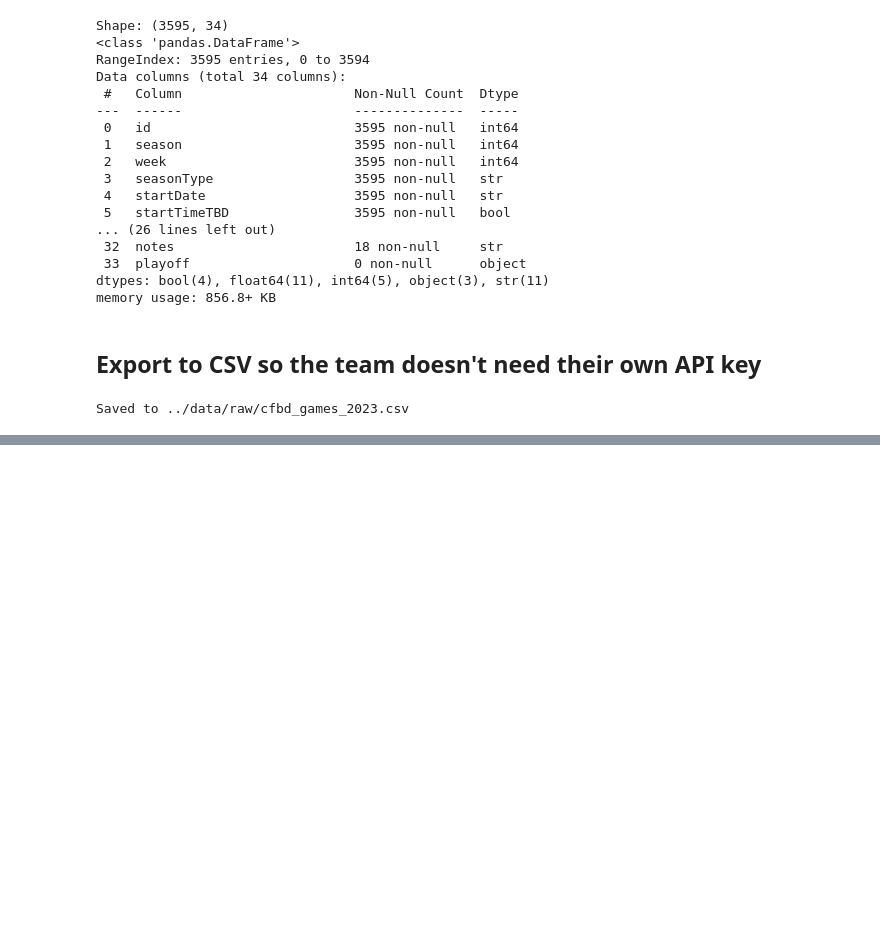
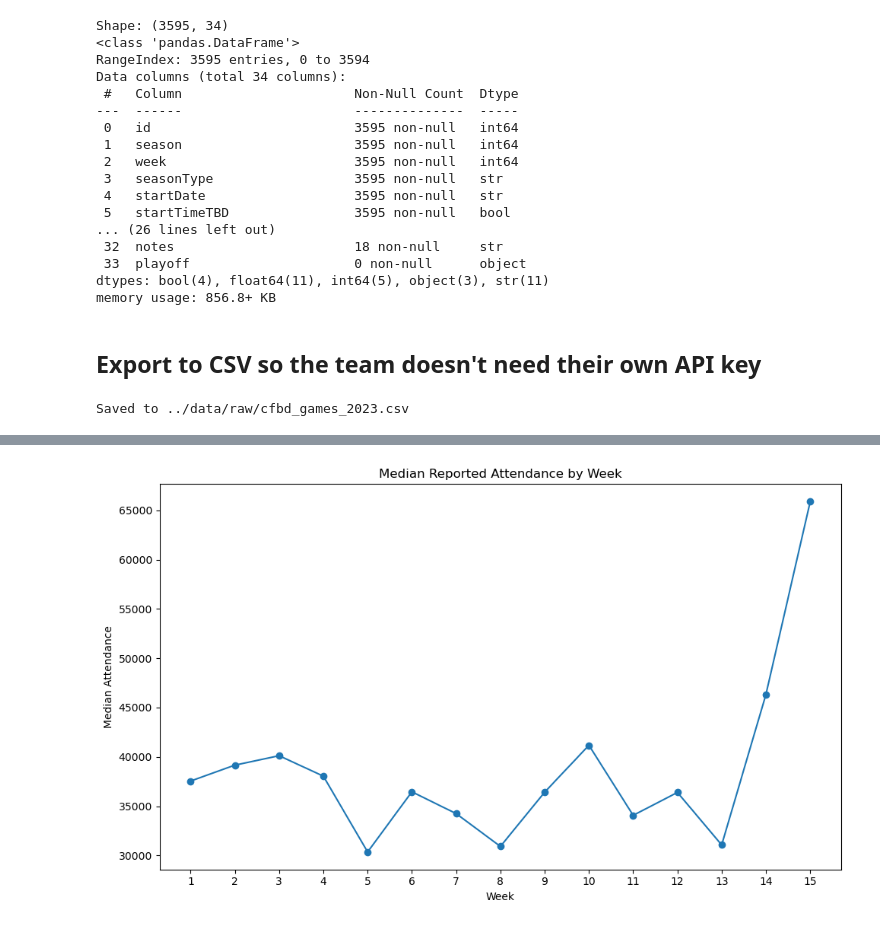
Before and after one commit to Break-Through-Tech/Sports-Analytics-1B-assessing-football-stadium-attendance-and-experience, a Jupyter notebook: notebooks/01_eda_feature_engineering.ipynb, the cells around one changed output, grey strips where cells are left out. Saved outputs shown, nothing was run; the diff lists cells and outputs as text; code cells hidden in the pictures; blank space fills up the shorter version.

```diff
--- a/notebooks/01_eda_feature_engineering.ipynb
+++ b/notebooks/01_eda_feature_engineering.ipynb
@@ -134,0 +486,16 @@ Saved to ../data/raw/cfbd_games_2023.csv
+# %%
+# Visualize median reported attendance by week
+weekly_median = raw_df.groupby("week")["attendance"].median()
+
+plt.figure(figsize=(10, 6))
+plt.plot(weekly_median.index, weekly_median.values, marker="o")
+
+plt.title("Median Reported Attendance by Week")
+plt.xlabel("Week")
+plt.ylabel("Median Attendance")
+plt.xticks(weekly_median.index)
+
+plt.tight_layout()
+plt.show()
+# %% [output]
+[figure, added]
```
Also changed, not shown: parts of 30 cells of this notebook.
